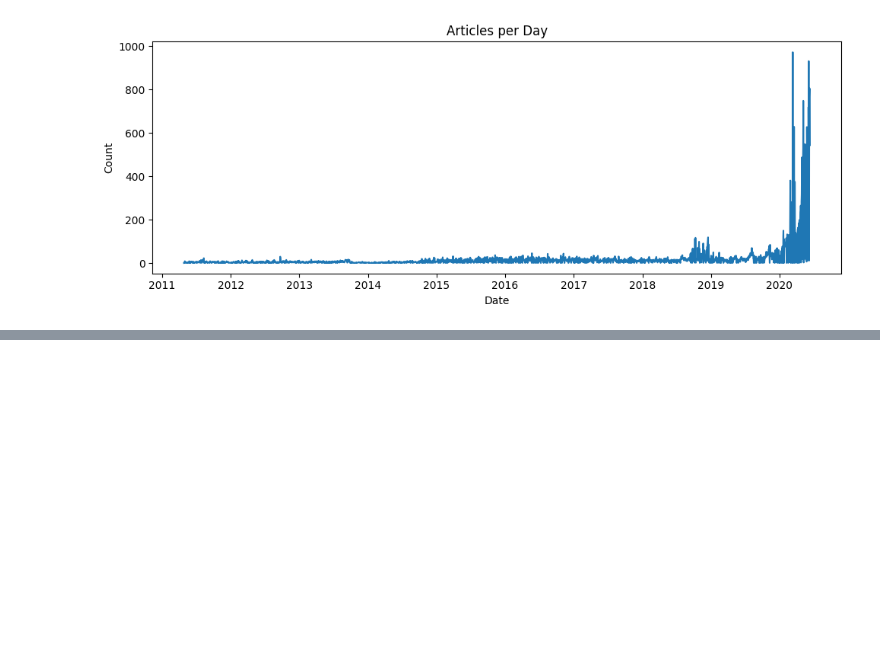
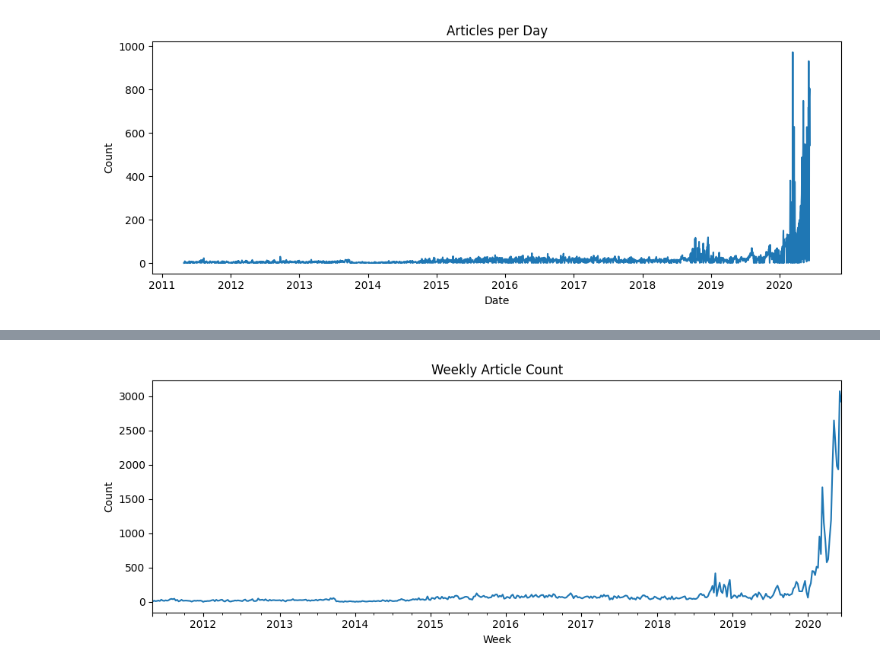
Before and after one commit to matos-coder/Predicting-Price-Moves-with-News-Sentiment-Week1, a Jupyter notebook: notebooks/eda_modular.ipynb, the cells around one changed output, grey strips where cells are left out. Cells and saved outputs as stored; diff of their text form; code cells hidden in the pictures; blank space fills up the shorter version.

```diff
--- a/notebooks/eda_modular.ipynb
+++ b/notebooks/eda_modular.ipynb
@@ -1,28 +1,92 @@
 # %%
 import sys
+import logging
+from pathlib import Path
+
+# Adding src directory to path
 sys.path.append('../src')
 import ed_function as eda
 
-# Load data
-df = eda.load_data('../data/raw/raw_analyst_ratings.csv')
-df.head()
+# Configure logging
+logging.basicConfig(
+    level=logging.INFO,
+    format='%(asctime)s - %(levelname)s - %(message)s',
+    handlers=[
+        logging.FileHandler("analysis.log"),
+        logging.StreamHandler(sys.stdout)
+    ]
+)
 
-# Add headline length
-df = eda.add_headline_length(df)
-eda.describe_headline_length(df)
+# Define paths
+DATA_PATH = Path('../data/raw/raw_analyst_ratings.csv')
 
-# Articles per publisher
-eda.count_articles_per_publisher(df)
+try:
+    # Load data
+    logging.info("Loading data...")
+    if not DATA_PATH.exists():
+        raise FileNotFoundError(f"Data file not found at path: {DATA_PATH}")
+    df = eda.load_data(DATA_PATH)
+    logging.info(f"Data loaded successfully. Shape: {df.shape}")
+except FileNotFoundError as e:
+    logging.error(e)
+    sys.exit("Terminating program due to missing data file.")
+except Exception as e:
+    logging.error(f"Unexpected error while loading data: {e}")
+    sys.exit("Terminating program due to data load error.")
 
-# Ensure 'date' column is parsed correctly and handle tz-aware/tz-naive issues
-df = eda.parse_date_column(df, date_col='date')
+try:
+    # Add headline length
+    logging.info("Adding headline length...")
+    df = eda.add_headline_length(df)
+    eda.describe_headline_length(df)
+    logging.info("Headline length analysis completed.")
+except Exception as e:
+    logging.error(f"Error while analyzing headline length: {e}")
 
-# Plot articles per day
-eda.plot_articles_per_day(df)
+try:
+    # Articles per publisher
+    logging.info("Counting articles per publisher...")
+    eda.count_articles_per_publisher(df)
+except Exception as e:
+    logging.error(f"Error while counting articles per publisher: {e}")
 
-# Extract top keywords
-eda.extract_top_keywords(df)
+try:
+    # Ensure 'date' column is parsed correctly
+    logging.info("Parsing date column...")
+    df = eda.parse_date_column(df, date_col='date')
+    logging.info("Date column parsed successfully.")
+except KeyError:
+    logging.error("The specified date column does not exist in the dataset.")
+except Exception as e:
+    logging.error(f"Error while parsing date column: {e}")
 
-# Plot weekly article count
-eda.plot_weekly_article_count(df)
+try:
+    # Plot articles per day
+    logging.info("Plotting articles per day...")
+    eda.plot_articles_per_day(df)
+except Exception as e:
+    logging.error(f"Error while plotting articles per day: {e}")
+
+try:
+    # Extract top keywords
+    logging.info("Extracting top keywords...")
+    eda.extract_top_keywords(df)
+except Exception as e:
+    logging.error(f"Error while extracting top keywords: {e}")
+
+try:
+    # Plot weekly article count
+    logging.info("Plotting weekly article count...")
+    eda.plot_weekly_article_count(df)
+except Exception as e:
+    logging.error(f"Error while plotting weekly article count: {e}")
+
+try:
+    # Publisher domain analysis
+    logging.info("Analyzing publisher domains...")
+    eda.publisher_domain_analysis(df)
+except Exception as e:
+    logging.error(f"Error while analyzing publisher domains: {e}")
+
+logging.info("Analysis completed successfully.")
 # %% [output]
@@ -29,0 +104 @@ eda.plot_weekly_article_count(df)
+[figure, added]
```
Also changed, not shown: parts of 1 cell of this notebook, 2 other files.
